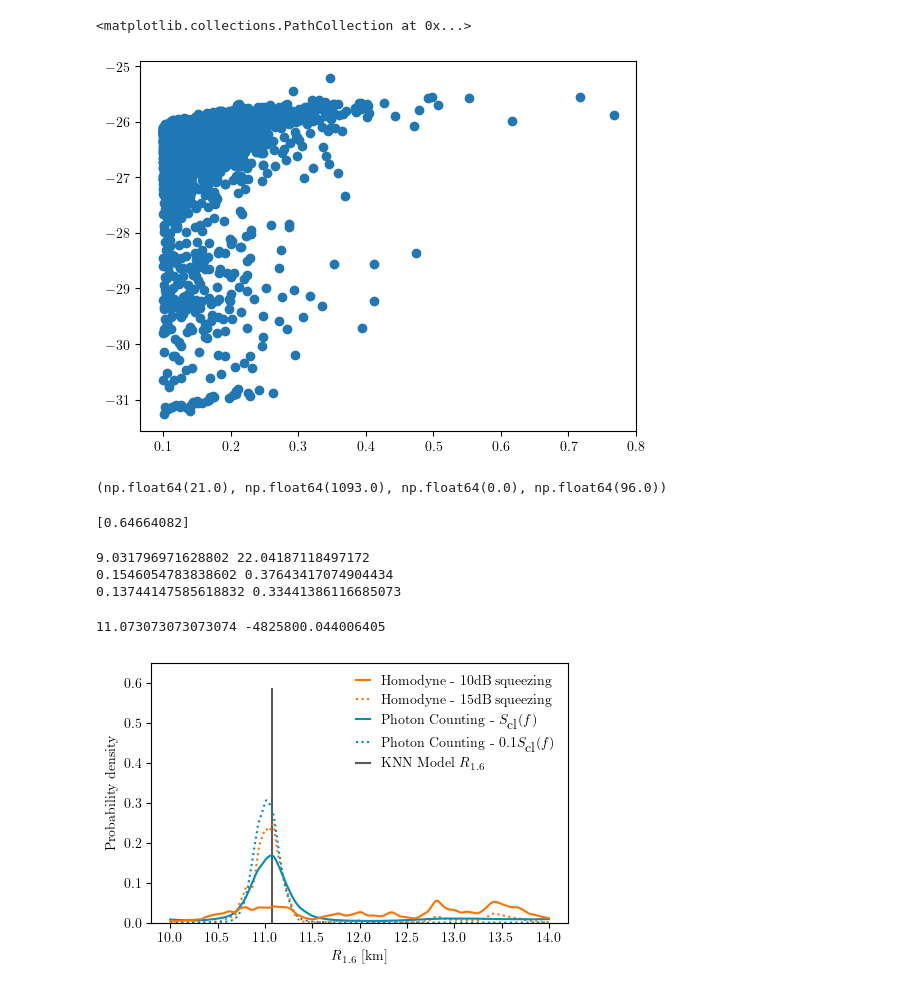
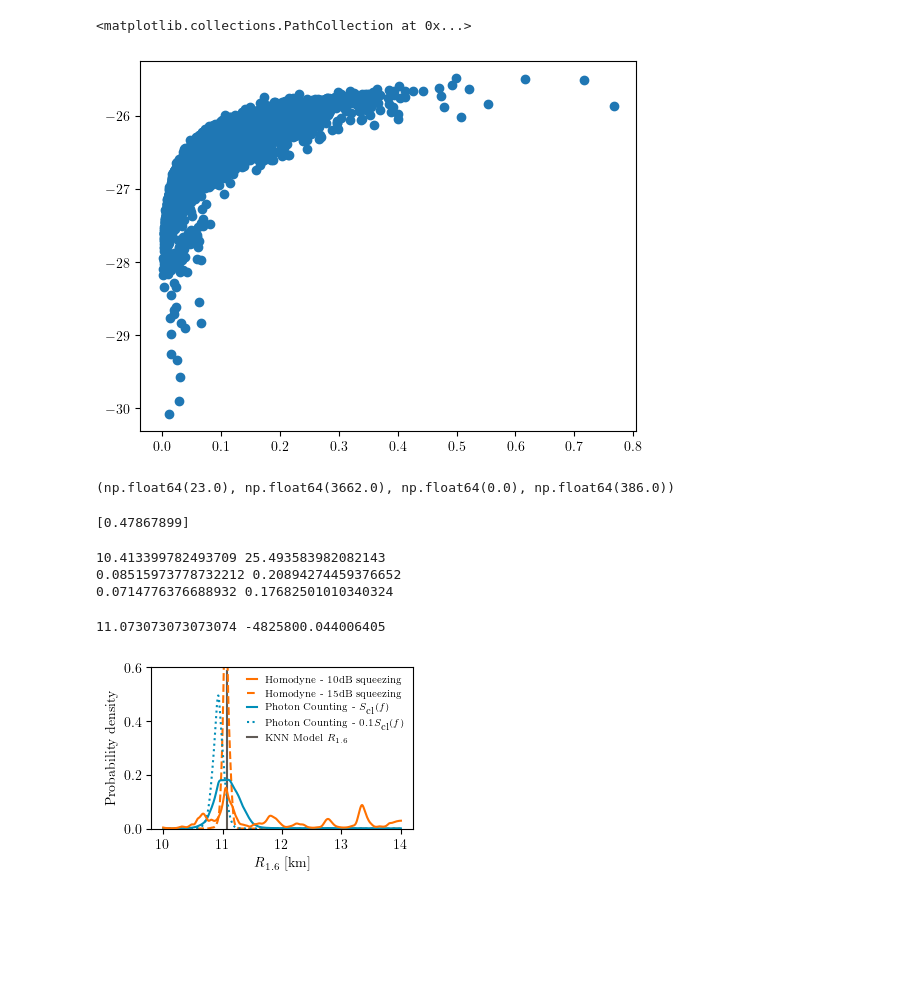
Before and after one commit to mccullerlp/GWPhotonCounting, a Jupyter notebook: projects/PM_EOS/hierarchical_EOS/marginalized_method/hierarchical_result.ipynb, the cells around one changed output. Cells and saved outputs as stored; diff of their text form; code cells hidden in the pictures; blank space fills up the shorter version.

Commit message:
good results

```diff
--- a/projects/PM_EOS/hierarchical_EOS/marginalized_method/hierarchical_result.ipynb
+++ b/projects/PM_EOS/hierarchical_EOS/marginalized_method/hierarchical_result.ipynb
@@ -94,7 +76,7 @@ log10A_fit_strain_15db = []
 
 #260216d is a good set but has outliers that screw things up
 #260216e has the log likelihood doubled which is probably wrong
-file_list = glob.glob("results_260216f/result_CE_*.json") #250623 is the newer result
+file_list = glob.glob("results_260217/result_CE_*.json") #250623 is the newer result
 file_list.sort(key=lambda file: int(file.split("_")[-1].split(".")[0]))
 #file_list = glob.glob("results_250623/result_CE_*.json") #250623 is the newer result
 #file_list = glob.glob("results_250622/result_CE_*.json")
@@ -106,16 +88,8 @@ R1d6s = np.linspace(10,14,100)
 for i in tqdm(range(len(file_list[Noffs:Noffs+Nevents]))):
     file = file_list[i+Noffs] #f'results_250410/result_CE1CE2silica_{10900 + i}.json'
     #MASK TODO REMOVE
-    mask = np.array([[ 624],
-       [ 899],
-       [ 936],
-       [ 984],
-       [1285],
-       [1598],
-       [1872],
-       [2080],
-       [2206],
-       [2637]])
+    #mask = np.array([[ 624],[ 899],[ 936],[ 984],[1285],[1598],[1872],[2080],[2206],[2637]]) # for results_260216f
+    mask = []
     if i + Noffs in mask:
         continue
 
@@ -218,23 +192,23 @@ plt.scatter(snrs[mask], log10A_fit_pc[mask], color='red', zorder=100)
 plt.scatter(snrs, log10A_fit_pc)
 # %% [output]
 <matplotlib.collections.PathCollection at 0x...>
-[figure, old version]
+[figure, new version]
 # %%
 np.sum(signal_photons), np.sum(noise_photons), np.sum(noise_photons_0d01), np.sum(noise_photons_0d1)
 # %% [output]
-(np.float64(21.0), np.float64(1093.0), np.float64(0.0), np.float64(96.0))
+(np.float64(23.0), np.float64(3662.0), np.float64(0.0), np.float64(386.0))
 # %%
 print(np.quantile(snrs_silica, [0.95]))
 # %% [output]
-[0.64664082]
+[0.47867899]
 # %%
 print(np.sqrt(np.sum(snrs**2)), np.sqrt(np.sum(snrs_silica**2)))
 print(np.mean(snrs), np.mean(snrs_silica))
 print(np.median(snrs), np.median(snrs_silica))
 # %% [output]
-9.031796971628802 22.04187118497172
-0.1546054783838602 0.37643417074904434
-0.13744147585618832 0.33441386116685073
+10.413399782493709 25.493583982082143
+0.08515973778732212 0.20894274459376652
+0.0714776376688932 0.17682501010340324
 # %%
 
 
@@ -271,37 +245,37 @@ print(R1d6s_interp[np.argmax(minimization)], np.max(minimization))
 # %% [output]
 11.073073073073074 -4825800.044006405
 # %%
-fig = plt.figure(figsize=(5.375,3.375))
+fig = plt.figure(figsize=(3.375,2.1))
 
 from scipy.interpolate import interp1d
 
 Rs = np.linspace(10,14,1000)
 
 ymax = 0.65
 
 plt.plot(Rs, interp1d(R1d6s_interp, prob_strain, kind='linear')(Rs), color='#ff7100ff', label='Homodyne - 10dB squeezing', zorder=100)
-plt.plot(Rs, interp1d(R1d6s_interp, prob_strain_15db, kind='linear')(Rs), color='#ff7100ff', label='Homodyne - 15dB squeezing', ls=':')
+plt.plot(Rs, interp1d(R1d6s_interp, prob_strain_15db, kind='linear')(Rs), color='#ff7100ff', label='Homodyne - 15dB squeezing', ls='--')
 #plt.plot(Rs, interp1d(R1d6s_interp, prob_strain_20db, kind='linear')(Rs), color='#ff0000ff', label='Homodyne - 20dB squeezing', ls='--')
 plt.plot(Rs, interp1d(R1d6s_interp, prob_pc, kind='linear')(Rs), color='#008eb8ff', label=r'Photon Counting - $S_\textrm{cl}(f)$', zorder=99)
 plt.plot(Rs, interp1d(R1d6s_interp, prob_pc_0d1, kind='linear')(Rs), color='#008eb8ff', label=r'Photon Counting - $0.1S_\textrm{cl}(f)$', ls=':')
 #plt.plot(Rs, interp1d(R1d6s_interp, prob_pc_no_background, kind='linear')(Rs), color='#000eb8ff', label=r'Photon Counting - $0S_\textrm{cl}(f)$', ls='--')
 plt.plot([11.073, 11.073], [0, 0.9*ymax], color='#605B56', zorder=-10, label=r'KNN Model $R_{1.6}$')
 
 #plt.xlim(9.5,13.5)
 plt.ylabel(r'Probability density')
 plt.xlabel(r'$R_{1.6}$ [km]')
 
 
-legend = plt.legend(loc='upper right', frameon=True, handlelength=1, framealpha=1, edgecolor='white')
+legend = plt.legend(loc='upper right', frameon=True, handlelength=1, framealpha=1, edgecolor='white',fontsize=7)
 
 #plt.ylim(0,0.63)
-plt.ylim(0,ymax)
+plt.ylim(0,0.6)
 #plt.xlim(10,12)
 
 plt.savefig("hierarchical.pdf", bbox_inches='tight')
 #plt.savefig("hierarchical.png", bbox_inches='tight', dpi=300)
 # %% [output]
-[figure, old version]
+[figure, new version]
 # %%
 logl_pc = np.cumsum(loglikelihoods,axis=0)
 logl_pc -= logsumexp(logl_pc, axis=1)[:,None]
```
Also changed, not shown: parts of 30 cells of this notebook, 2 other files.
